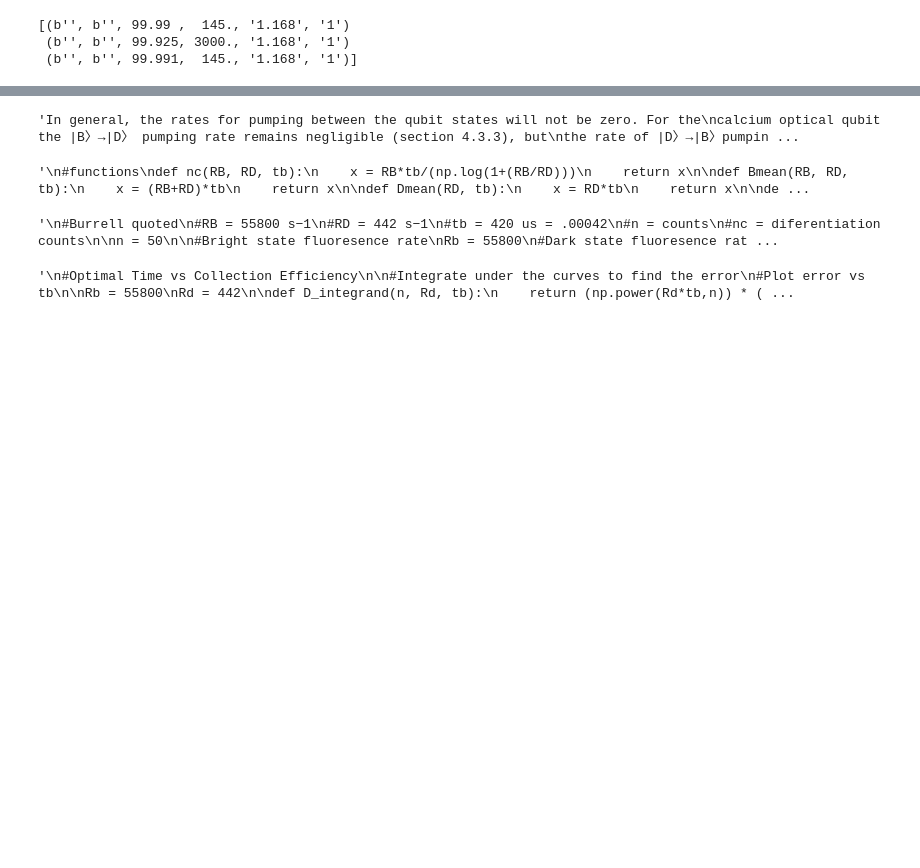
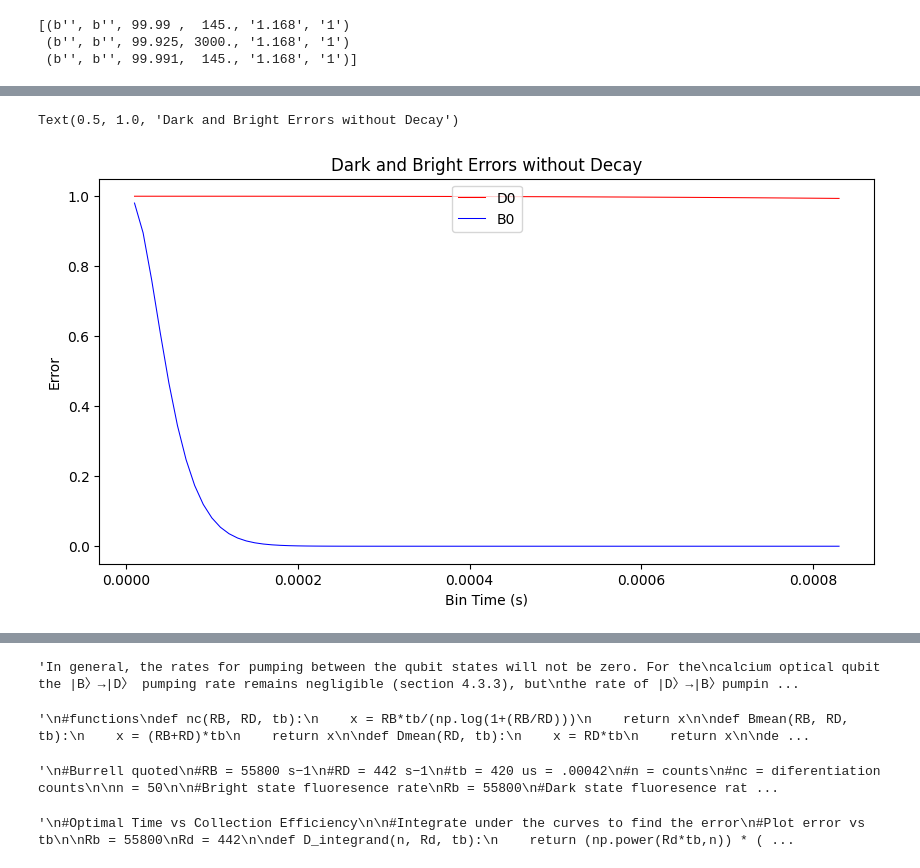
Before and after one commit to seangarn32/Trapped-Ion-Error-Model, a Jupyter notebook: SQR Error Model/Ca40Model.ipynb, the cells around one changed output, grey strips where cells are left out. Cells and saved outputs as stored; diff of their text form; code cells hidden in the pictures; blank space fills up the shorter version.

```diff
--- a/SQR Error Model/Ca40Model.ipynb
+++ b/SQR Error Model/Ca40Model.ipynb
@@ -121,3 +121,45 @@ Text(0.5, 1.0, 'Count Probability with No Decay')
+# %%
+#Optimal Time vs Collection Efficiency w/o pumping discrete
+
+#Integrate under the curves to find the error
+#Plot error vs tb
+
+Rb = 55800
+Rd = 442
+tb = .00042
+N = np.arange(start=0,stop=nc,step= 1)
+
+#nc to inf w/ D0
+def ed(tb,N):
+    return np.sum((np.power(Rd*tb,N)) * (np.exp(-1*(Rd*tb))) / spec.factorial(N))
+
+#0 to nc w/ B0
+def eb(tb,N):
+    return np.sum((np.power((Rb+Rd)*tb,N)) * (np.exp(-1*((Rb+Rd)*tb))) / spec.factorial(N))
+
+tb = np.arange(start=.00001,stop=tb*2,step=.00001)
+
+
+
+darkE = np.empty(0)
+brightE = np.empty(0)
+
+for i in tb:
+    darkE = np.append(darkE, ed(i,N))
+for i in tb:
+    brightE = np.append(brightE, eb(i,N))
+
+fig = plt.figure(figsize=(10, 5))
+ax1 = fig.add_subplot(1, 1, 1)
+ax1.plot(tb, darkE, lw=0.75, c="r", label = "D0")
+ax1.set_ylabel("Error")
+ax1.set_xlabel("Bin Time (s)")
+ax1.plot(tb, brightE, lw=0.75, c="b", label = "B0")
+ax1.legend(loc = 'upper center')
+plt.title("Dark and Bright Errors without Decay")
+# %% [output]
+Text(0.5, 1.0, 'Dark and Bright Errors without Decay')
+[figure, added]
 # %%
 #Optimal Time vs Collection Efficiency w/o pumping
 
```
Also changed, not shown: parts of 2 cells of this notebook, 1 other file.
